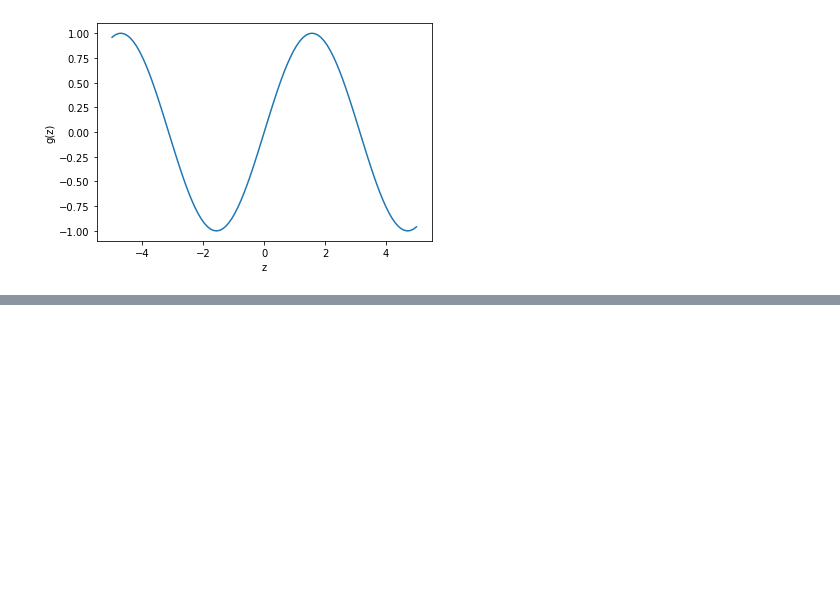
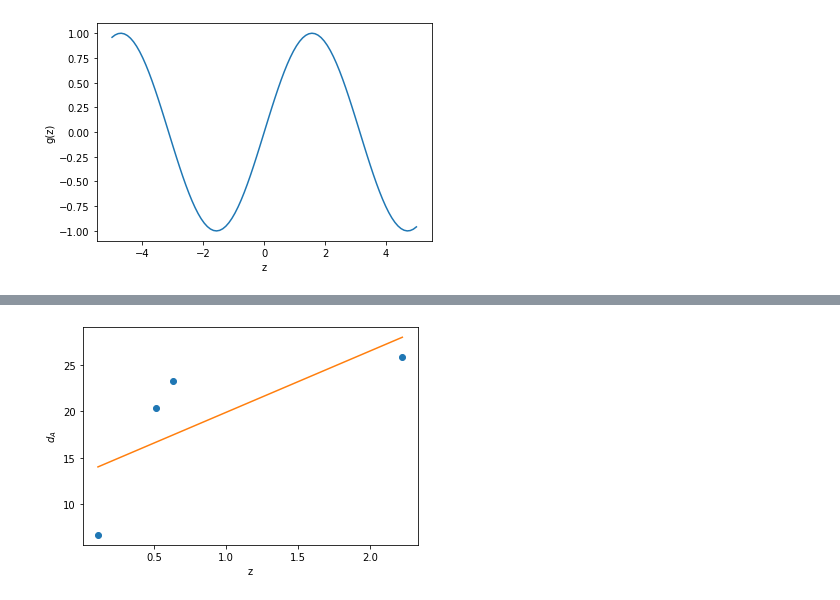
Before and after one commit to fernanda0402/Doutorado, a Jupyter notebook: Códigos_simples_Python.ipynb, the cells around one changed output, grey strips where cells are left out. Cells and saved outputs as stored; diff of their text form; code cells hidden in the pictures; blank space fills up the shorter version.

```diff
--- a/Códigos_simples_Python.ipynb
+++ b/Códigos_simples_Python.ipynb
@@ -112,0 +153,13 @@ plt.show() #exibe o gráfico
+# %%
+x1 = np.array([0.11, 0.51, 0.63, 2.225])
+y1 = np.array([6.71, 20.32, 23.22, 25.86])
+# %%
+slope, intercept = np.polyfit (x1, y1, 1)
+# %%
+plt.plot(x1, y1, 'o')
+plt.plot(x1, slope*x1 + intercept)
+plt.xlabel('z') #rotula o eixo x
+plt.ylabel('$d_A$') #rotula o eixo y
+plt.show()
+# %% [output]
+[figure, added]
```
Also changed, not shown: parts of 3 cells of this notebook.
